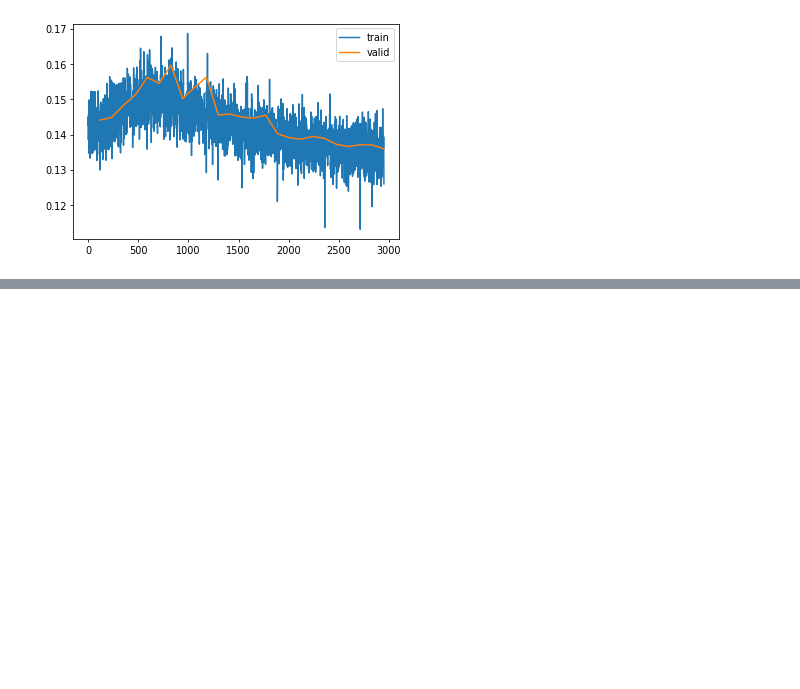
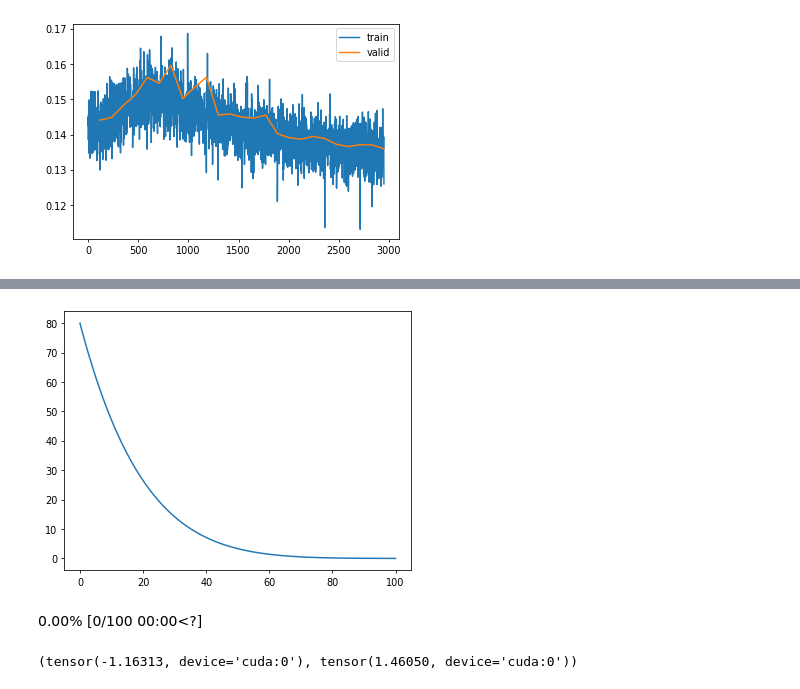
Before and after one commit to teome/diffusion-play, a Jupyter notebook: nbs/23_karras.ipynb, the cells around one changed output, grey strips where cells are left out. Cells and saved outputs as stored; diff of their text form; code cells hidden in the pictures; blank space fills up the shorter version.

```diff
--- a/nbs/23_karras.ipynb
+++ b/nbs/23_karras.ipynb
@@ -191,0 +245,12 @@ torch.save(learn.model, '../models/fashion_karras.pkl')
+# %%
+def sigmas_karras(n, sigma_min=0.01, sigma_max=80., rho=7., device='cpu'):
+    ramp = torch.linspace(0, 1, n)
+    min_inv_rho = sigma_min**(1 / rho)
+    max_inv_rho = sigma_max**(1 / rho)
+    sigmas = (max_inv_rho + ramp * (min_inv_rho - max_inv_rho))**rho
+    return torch.cat([sigmas, tensor([0.])]).to(device)
+# %%
+sk = sigmas_karras(100)
+plt.plot(sk);
+# %% [output]
+[figure, added]
@@ -191,0 +308,14 @@ torch.save(learn.model, '../models/fashion_karras.pkl')
+# %%
+set_seed(42)
+# preds = sample_lms(model, steps=20, order=3)
+# preds = sample(sample_euler_ancestral, model, steps=100, eta=0.5)
+preds = sample(sample_euler, model, steps=100)
+# preds = sample(sample_euler, model, steps=100, eta=0.5)
+# preds = sample(sample_heun, model, steps=20, s_churn=0.5)
+# %% [output]
+0.00% [0/100 00:00<?]
+# %%
+s = preds[-1]
+s.min(), s.max()
+# %% [output]
+(tensor(-1.16313, device='cuda:0'), tensor(1.46050, device='cuda:0'))
```
Also changed, not shown: parts of 31 cells of this notebook.
